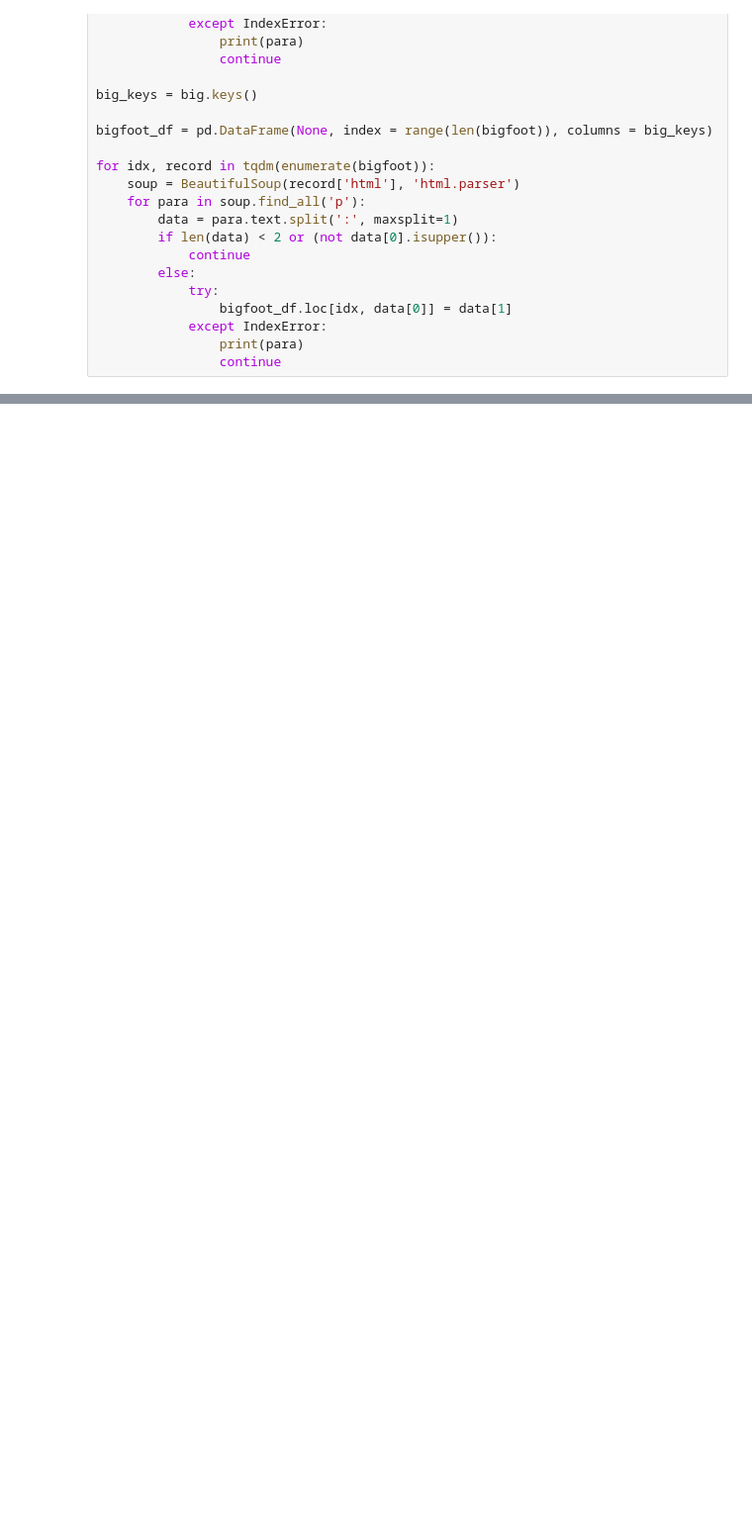
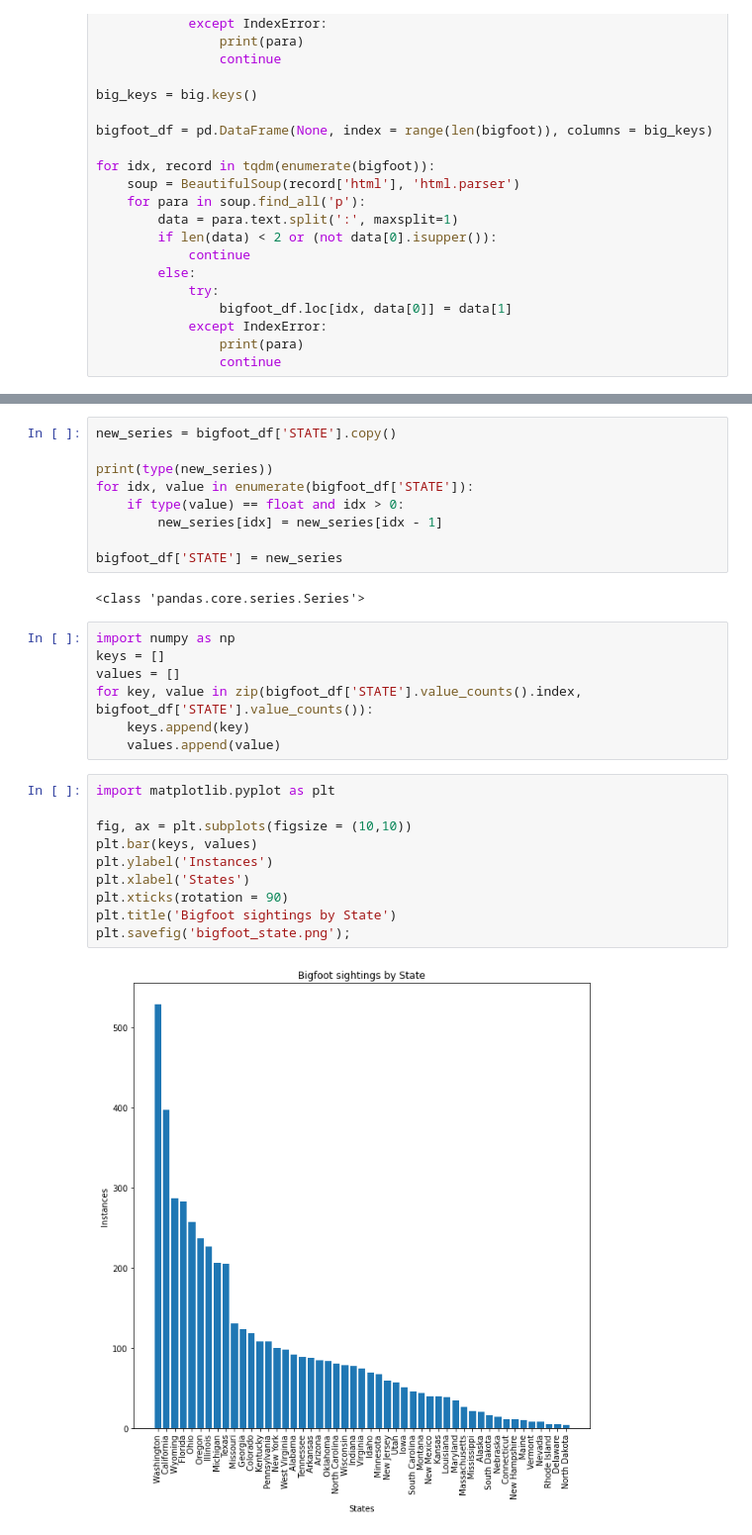
Before and after one commit to Cynz300/nlp-case-study, a Jupyter notebook: data_analysis_ig.ipynb, the cells around one changed output, grey strips where cells are left out. Shown at 99% size. Saved outputs shown, nothing was run; the diff lists cells and outputs as text; blank space fills up the shorter version.

```diff
--- a/data_analysis_ig.ipynb
+++ b/data_analysis_ig.ipynb
@@ -291,0 +309,30 @@ bigfoot_df.to_csv
+# %%
+new_series = bigfoot_df['STATE'].copy()
+
+print(type(new_series))
+for idx, value in enumerate(bigfoot_df['STATE']):
+    if type(value) == float and idx > 0:
+        new_series[idx] = new_series[idx - 1]
+
+bigfoot_df['STATE'] = new_series
+# %% [output]
+<class 'pandas.core.series.Series'>
+# %%
+import numpy as np
+keys = []
+values = []
+for key, value in zip(bigfoot_df['STATE'].value_counts().index, bigfoot_df['STATE'].value_counts()):
+    keys.append(key)
+    values.append(value)
+# %%
+import matplotlib.pyplot as plt
+
+fig, ax = plt.subplots(figsize = (10,10))
+plt.bar(keys, values)
+plt.ylabel('Instances')
+plt.xlabel('States')
+plt.xticks(rotation = 90)
+plt.title('Bigfoot sightings by State')
+plt.savefig('bigfoot_state.png');
+# %% [output]
+[figure, added]
```
Also changed, not shown: parts of 11 cells of this notebook, 2 other files.
